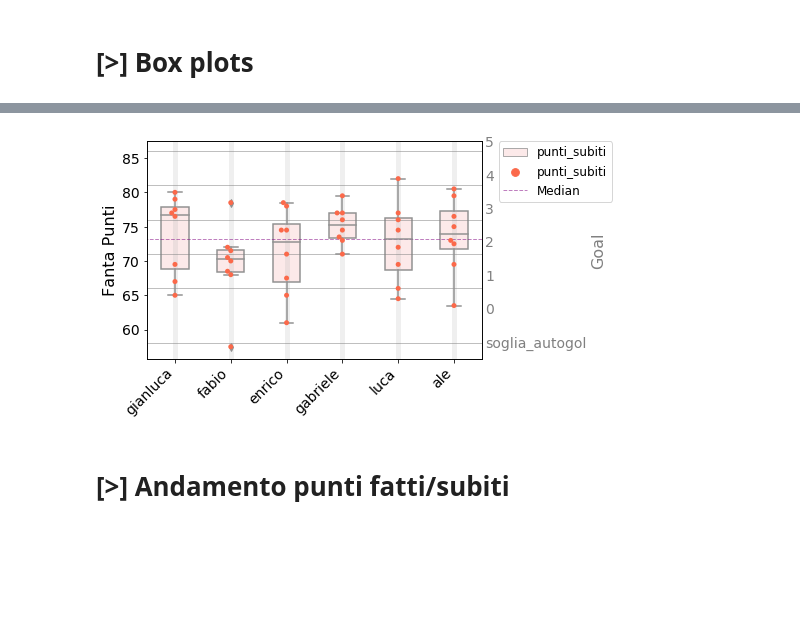
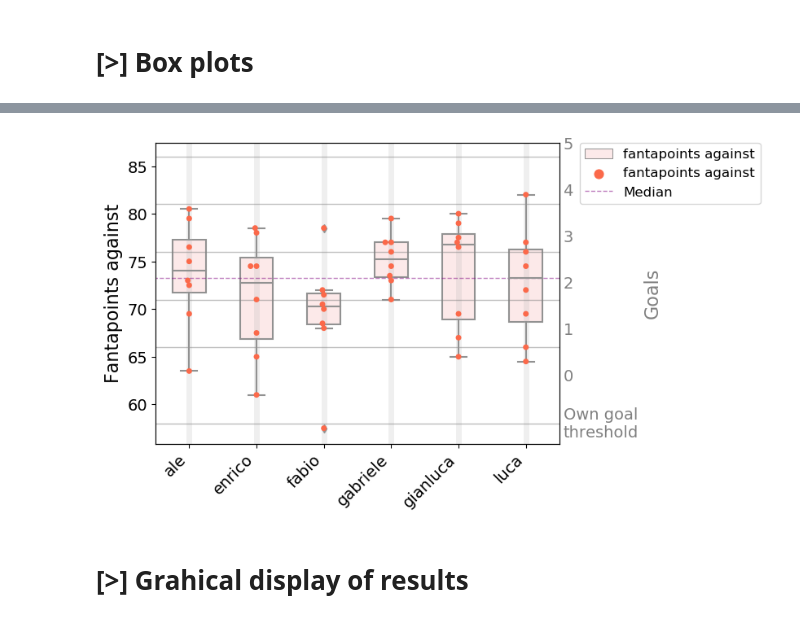
Before and after one commit to matluca/Fantastats, a Jupyter notebook: Fantastats1920.ipynb, the cells around one changed output, grey strips where cells are left out. Drawn from its saved outputs; the diff is of its cells as text; code cells hidden in the pictures; blank space fills up the shorter version.

```diff
--- a/Fantastats1920.ipynb
+++ b/Fantastats1920.ipynb
@@ -824,11 +537,12 @@ premio_plot(par='mod_difesa', threshold=2, title='Premio Catenaccio', ylabel='Mo
 # [>] Box plots
 # %%
 ###--- Melt dataframe with variables of interest ######################
-def melt_df(variables = ['punti_subiti', 'punti_fatti']):
+def melt_df(variables = ['fantapoints against', 'fantapoints made']):
     data = []
-    for team, df in Results.items():
+    for team in teams:
+        df=df_final[df_final['team']==team].copy()
         dd = pd.DataFrame()
-        dd['Team'] = df['Team']
+        dd['Team'] = df_final[df_final['team']==team]['team']
         for key in variables:
             dd[key] = df[key]
         data.append(dd)
@@ -841,6 +552,6 @@ def melt_df(variables = ['punti_subiti', 'punti_fatti']):
 # %%
 ## Box plot ##############################
-data = melt_df(['punti_fatti'])
+data = melt_df(['fantapoints made'])
 
 # box plot
 ax = sns.boxplot(x="Team", y="value", hue="Variable", data=data, color='cyan', whis=1.5, width=0.5)
@@ -850,30 +561,30 @@ ax = sns.swarmplot(x="Team", y="value", hue="Variable", data=data, palette="Blue
 ax.set_xticklabels(ax.get_xticklabels(), rotation=45, ha='right')
 #ax.set_ylim(-2,16)
 ymin, ymax = ax.get_ylim()
-goal_marks=np.array([soglia_autogol])
+goal_marks=np.array([thr_own_goal])
 goal_numb=np.array([0])
-for i in range(0,math.floor((ymax-soglia_primo_goal)/step)+2):
-        goal_marks=np.append(goal_marks,[soglia_primo_goal+i*step])
+for i in range(0,math.floor((ymax-thr_first_goal)/step)+2):
+        goal_marks=np.append(goal_marks,[thr_first_goal+i*step])
         goal_numb=np.append(goal_numb,i+1)
 goal_numb = np.insert(goal_numb, 0, -1)
 ax.grid(axis='x', linestyle='-', linewidth=5, alpha=0.2)
 ax.hlines(goal_marks, -1000,1000, 'grey','-', linewidth=1, alpha=0.5)
-ax.hlines(ps_med,-100,100, colors='red', linewidth=1, linestyles='--', alpha=0.5, label='Median')
+ax.hlines(fp_med,-100,100, colors='red', linewidth=1, linestyles='--', alpha=0.5, label='Median')
 
 
-ax.set_ylabel('Fanta Punti')
+ax.set_ylabel('Fantapoints made')
 ax.set_xlabel('')
 ax.legend(bbox_to_anchor=(1.05, 1), loc=2, borderaxespad=0.)
 
 # secondary y axis
 ax2 = ax.twinx()
-goal = lambda fp: (fp-66)/step +0.5
+goal = lambda fp_made: (fp_made-66)/step +0.5
 ax2.set_ylim((goal(ymin),goal(ymax)))
 ax2.set_yticks(goal_numb)
 yticks=goal_numb.tolist()
-yticks[0]='soglia autogol'
+yticks[0]='Own goal\nthreshold'
 ax2.set_yticklabels( yticks)
-ax2.set_ylabel('Goal')
+ax2.set_ylabel('Goals')
 ax2.tick_params(axis='y', colors='grey', length=0)
 ax2.yaxis.label.set_color('grey')
 ax2.plot([],[])
@@ -884,39 +595,39 @@ plt.show()
 # %%
 ### Box plot ##############################
-data = melt_df(['punti_subiti'])
+data = melt_df(['fantapoints against'])
 
 # box plot
 ax = sns.boxplot(x="Team", y="value", hue="Variable", data=data, color='r', whis=1.5, width=0.5)
 # draw single datapoints
 ax = sns.swarmplot(x="Team", y="value", hue="Variable", data=data, palette="Reds")
 
 ax.set_xticklabels(ax.get_xticklabels(), rotation=45, ha='right')
 #ax.set_ylim(-2,16)
 ax.grid(axis='x', linestyle='-', linewidth=5, alpha=0.2)
 ax.hlines(goal_marks, -1000,1000, 'grey','-', linewidth=1, alpha=0.5)
-ax.hlines(ps_med,-100,100, colors='purple', linewidth=1, linestyles='--', alpha=0.5, label='Median')
+ax.hlines(fp_med,-100,100, colors='purple', linewidth=1, linestyles='--', alpha=0.5, label='Median')
 
 
-ax.set_ylabel('Fanta Punti')
+ax.set_ylabel('Fantapoints against')
 ax.set_xlabel('')
 ax.legend(bbox_to_anchor=(1.05, 1), loc=2, borderaxespad=0.)
 
 # secondary y axis
 ax2 = ax.twinx()
-goal = lambda fp: (fp-66)/step + 0.5
+goal = lambda fp_made: (fp_made-66)/step + 0.5
 ax2.set_ylim((goal(ymin),goal(ymax)))
 ax2.set_yticks(goal_numb)
 yticks=goal_numb.tolist()
-yticks[0]='soglia_autogol'
+yticks[0]='Own goal\nthreshold'
 ax2.set_yticklabels( yticks)
-ax2.set_ylabel('Goal')
+ax2.set_ylabel('Goals')
 ax2.tick_params(axis='y', colors='grey', length=0)
 ax2.yaxis.label.set_color('grey')
 ax2.plot([],[])
 
 plt.show()
 # %% [output]
-[figure, old version]
+[figure, new version]
-# %% [markdown]
-# [>] Andamento punti fatti/subiti
+# %% [markdown]
+# [>] Grahical display of results
 # %%
```
Also changed, not shown: parts of 27 cells of this notebook.
